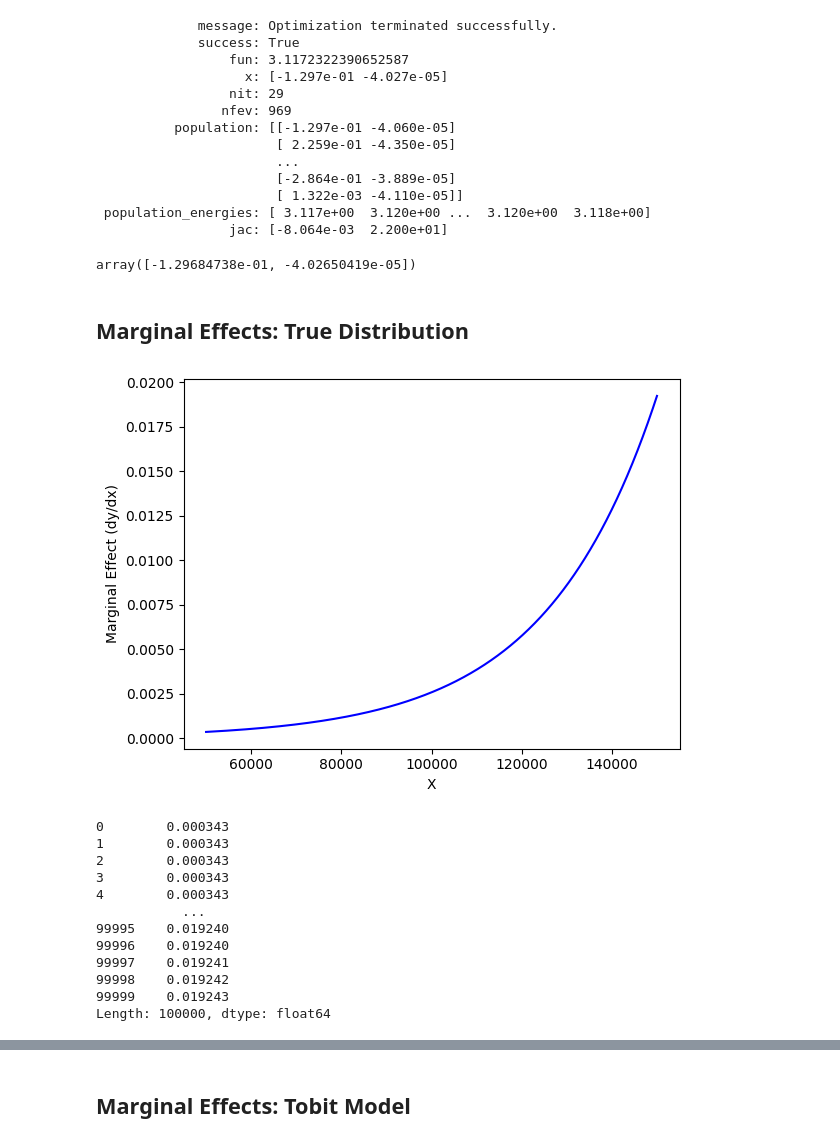
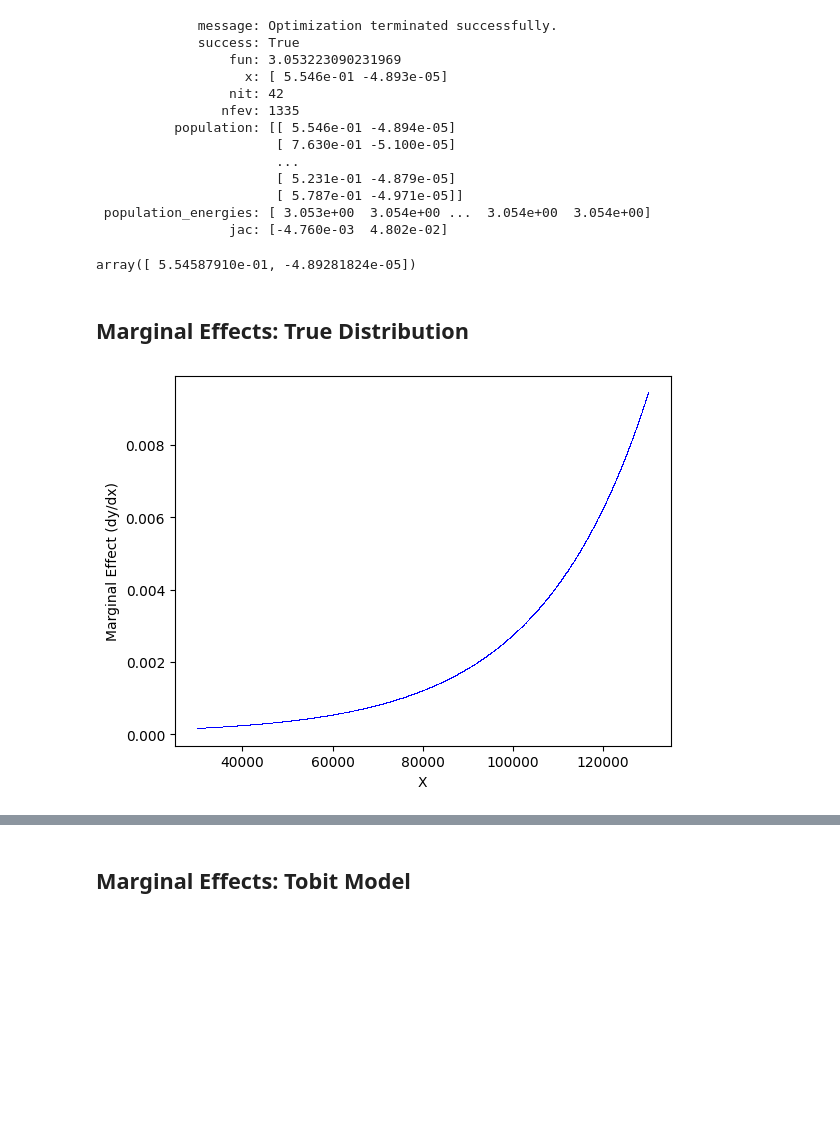
Before and after one commit to mraystaf/Econ588Project, a Jupyter notebook: NegativeBinomial_Likelihood.ipynb, the cells around one changed output, grey strips where cells are left out. Drawn from its saved outputs; the diff is of its cells as text; code cells hidden in the pictures; blank space fills up the shorter version.

```diff
--- a/NegativeBinomial_Likelihood.ipynb
+++ b/NegativeBinomial_Likelihood.ipynb
@@ -9,6 +11,6 @@ import warnings
 # %%
-test1 = NBinomRandomDataGenerator(size=10000, x_distribution='uniform', beta=np.array([0, -4e-5]))
-data = test1.createVaryingCensoredData(generate_plots=True)
-print(f"True beta value: {test1.beta}")
+randomData = NBinomRandomDataGenerator(size=100, x_distribution='uniform', beta=np.array([0, -4e-5]))
+data = randomData.createVaryingCensoredData(generate_plots=True)
+print(f"True beta value: {randomData.beta}")
 data
 # %% [output]
@@ -56,27 +60,30 @@ warnings.simplefilter('ignore')
 bounds = ((-1, 1),(-1, 1))
 # This minimizer works a lot better, but it's really sensitive to initial conditions. Also, b0 can be a bit off
 
-sol = opt.differential_evolution(nbinom_likelihood, x0=np.array([0, -0.005]), bounds=bounds, args=(x, y, T), maxiter=int(1e12))
+sol = opt.differential_evolution(nbinom_likelihood, x0=np.array([0, -0.005]), bounds=bounds, args=(x, y, T)) # maxiter=int(1e12)
 print(sol)
-beta = sol.x
-beta
+beta_negbin = sol.x
+beta_negbin
 # %% [output]
              message: Optimization terminated successfully.
              success: True
-                 fun: 3.1172322390652587
-                   x: [-1.297e-01 -4.027e-05]
-                 nit: 29
-                nfev: 969
-          population: [[-1.297e-01 -4.060e-05]
-                       [ 2.259e-01 -4.350e-05]
+                 fun: 3.053223090231969
+                   x: [ 5.546e-01 -4.893e-05]
+                 nit: 42
+                nfev: 1335
+          population: [[ 5.546e-01 -4.894e-05]
+                       [ 7.630e-01 -5.100e-05]
                        ...
-                       [-2.864e-01 -3.889e-05]
-                       [ 1.322e-03 -4.110e-05]]
- population_energies: [ 3.117e+00  3.120e+00 ...  3.120e+00  3.118e+00]
-                 jac: [-8.064e-03  2.200e+01]
+                       [ 5.231e-01 -4.879e-05]
+                       [ 5.787e-01 -4.971e-05]]
+ population_energies: [ 3.053e+00  3.054e+00 ...  3.054e+00  3.054e+00]
+                 jac: [-4.760e-03  4.802e-02]
-array([-1.29684738e-01, -4.02650419e-05])
+array([ 5.54587910e-01, -4.89281824e-05])
 # %% [markdown]
 ## Marginal Effects: True Distribution
 # %%
-def EV(b, x): # The expected value of Y, given beta and x
+def E_Y(b, x): # The expected value of Y, given beta and x
     return np.exp(-1*(b[0] + b[1]*x))
+
+def d_E_Y(b,x):
+    return -1*b[1] * np.exp(-1*(b[0] + b[1]*x))
@@ -86,24 +90,9 @@ def d_EV(b,x):
 # %%
-domain = pd.Series(np.arange(50000, 150000))
-
-# plt.plot(domain, EV(beta, domain), 'b-')
-plt.plot(domain, d_EV(beta, domain), 'b-')
+me_negbin = d_E_Y(beta_negbin, x)
+plt.plot(x, me_negbin, 'b,')
 plt.xlabel("X")
 plt.ylabel("Marginal Effect (dy/dx)")
 
 plt.show()
-d_EV(beta, domain)
 # %% [output]
-[figure, old version]
+[figure, new version]
-0        0.000343
-1        0.000343
-2        0.000343
-3        0.000343
-4        0.000343
-           ...
-99995    0.019240
-99996    0.019240
-99997    0.019241
-99998    0.019242
-99999    0.019243
-Length: 100000, dtype: float64
```
Also changed, not shown: parts of 13 cells of this notebook.
